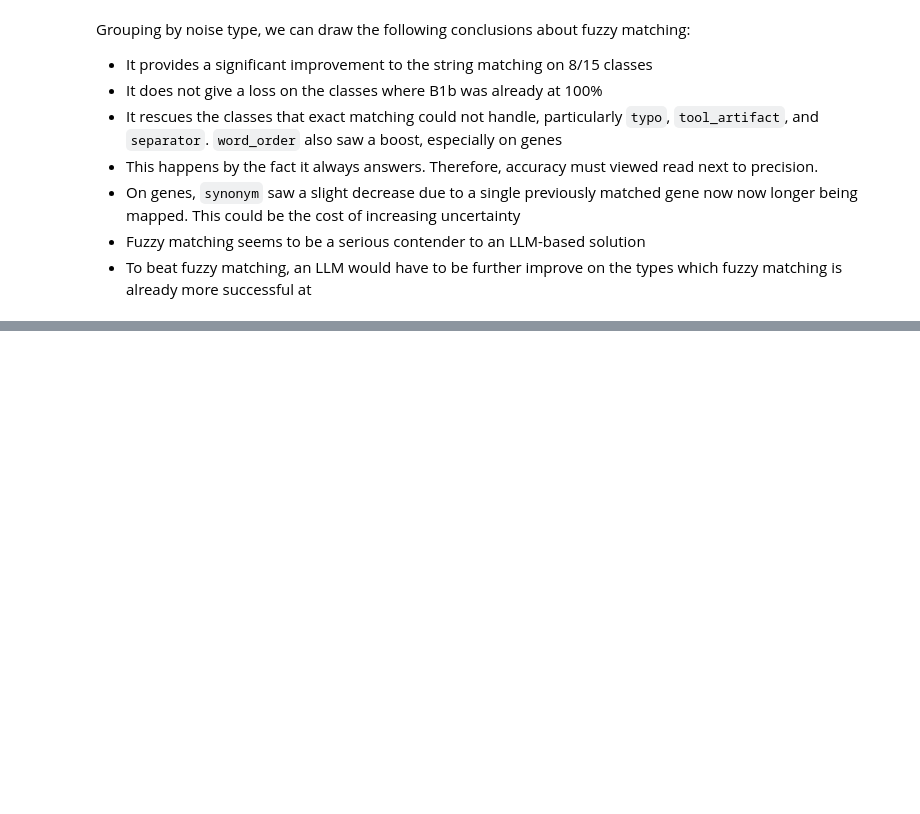
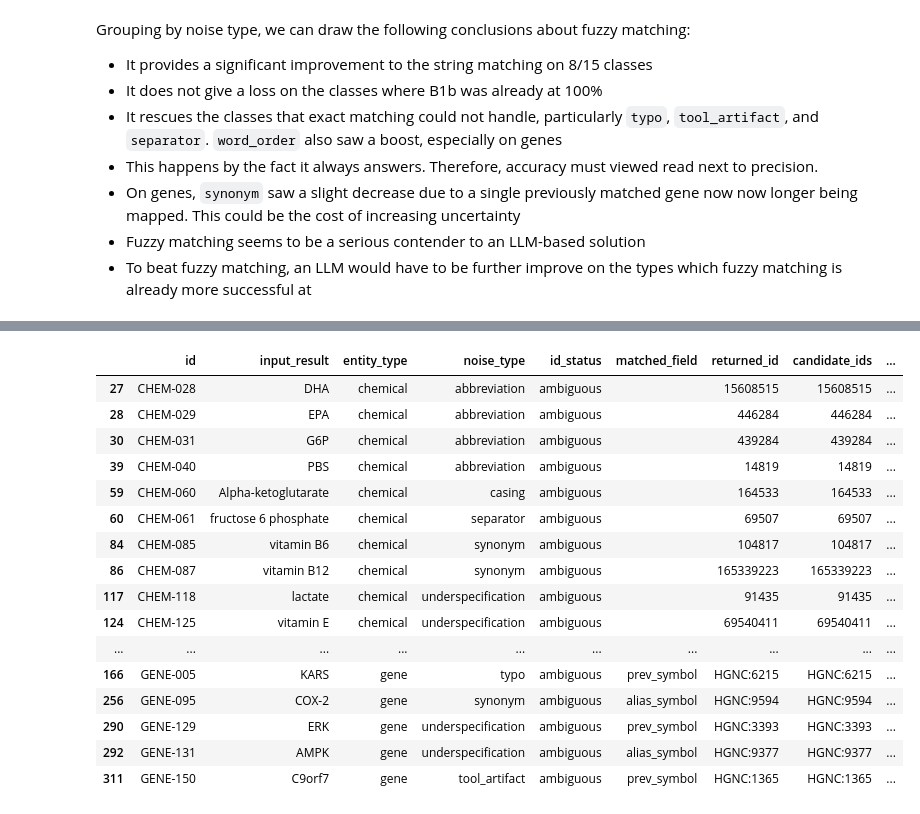
Before and after one commit to mathiashusted/local-entity-normalization, a Jupyter notebook: scripts/baseline/baseline_evaluation.ipynb, the cells around one changed output, grey strips where cells are left out. Drawn from its saved outputs; the diff is of its cells as text; code cells hidden in the pictures; blank space fills up the shorter version.

```diff
--- a/scripts/baseline/baseline_evaluation.ipynb
+++ b/scripts/baseline/baseline_evaluation.ipynb
@@ -480,0 +511,38 @@ Grouping by noise type, we can draw the following conclusions about fuzzy matchi
+# %%
+# First, we run similar data integrity checks as in B1
+assert len(b3_chem) == 162 and len(b3_gene) == 157
+
+# Now, we join our tables into one
+b3_gold_columns = ["id", "input", "canonical_name", "entity_type", "noise_type", "id_status", "accepted_id"]
+
+for item in b3_data:
+    b3_prediction_columns = ["id", "input", "n_candidates", "returned_id", "candidate_ids"]
+    if item['type'] == "gene":
+        b3_prediction_columns.append("matched_field")
+
+    item['merged'] = pd.merge(
+        left=item['df'][b3_prediction_columns],
+        right=benchmark[b3_gold_columns],
+        on="id",
+        how="left",
+        suffixes=("_result", "_benchmark"),
+        validate="one_to_one"
+    )
+    assert (item['merged']['input_result'] == item['merged']['input_benchmark']).all(), f"b3_{item["type"]}: inputs different from benchmark.csv, result file is stale"
+
+    item["merged"]["n_candidates"] = item["merged"]["n_candidates"].astype(int)
+# %%
+# Same decision function as B1 and B2
+b3_dfs = []
+for item in b3_data:
+    b3_df = item["merged"].copy()
+    b3_df["outcome"] = b3_df.apply(decide, axis=1)
+    b3_df["type"] = item["type"]
+    b3_df["method"] = "B3"
+    b3_dfs.append(b3_df)
+
+b3_full = pd.concat(b3_dfs, ignore_index=True)
+b3_full["matched_field"] = b3_full["matched_field"].fillna("")
+assert len(b3_full) == 157+162
+
+pd.crosstab(b3_full["type"], b3_full["outcome"])
@@ -480,0 +593,23 @@ Grouping by noise type, we can draw the following conclusions about fuzzy matchi
+# %%
+# Show wrong rows
+b3_wrong_rows = b3_full[b3_full["outcome"].isin(["wrong_entity", "returned_on_none"])]
+b3_wrong_rows = b3_wrong_rows[["id", "input_result", "entity_type", "noise_type", "id_status", "matched_field", "returned_id", "candidate_ids", "accepted_id", "outcome"]]
+b3_wrong_rows.sort_values("id")
+# %% [output]
+|  | id | input_result | entity_type | noise_type | id_status | matched_field | returned_id | candidate_ids | ... |
+| 27 | CHEM-028 | DHA | chemical | abbreviation | ambiguous |  | 15608515 | 15608515 | ... |
+| 28 | CHEM-029 | EPA | chemical | abbreviation | ambiguous |  | 446284 | 446284 | ... |
+| 30 | CHEM-031 | G6P | chemical | abbreviation | ambiguous |  | 439284 | 439284 | ... |
+| 39 | CHEM-040 | PBS | chemical | abbreviation | ambiguous |  | 14819 | 14819 | ... |
+| 59 | CHEM-060 | Alpha-ketoglutarate | chemical | casing | ambiguous |  | 164533 | 164533 | ... |
+| 60 | CHEM-061 | fructose 6 phosphate | chemical | separator | ambiguous |  | 69507 | 69507 | ... |
+| 84 | CHEM-085 | vitamin B6 | chemical | synonym | ambiguous |  | 104817 | 104817 | ... |
+| 86 | CHEM-087 | vitamin B12 | chemical | synonym | ambiguous |  | 165339223 | 165339223 | ... |
+| 117 | CHEM-118 | lactate | chemical | underspecification | ambiguous |  | 91435 | 91435 | ... |
+| 124 | CHEM-125 | vitamin E | chemical | underspecification | ambiguous |  | 69540411 | 69540411 | ... |
+| ... | ... | ... | ... | ... | ... | ... | ... | ... | ... |
+| 166 | GENE-005 | KARS | gene | typo | ambiguous | prev_symbol | HGNC:6215 | HGNC:6215 | ... |
+| 256 | GENE-095 | COX-2 | gene | synonym | ambiguous | alias_symbol | HGNC:9594 | HGNC:9594 | ... |
+| 290 | GENE-129 | ERK | gene | underspecification | ambiguous | prev_symbol | HGNC:3393 | HGNC:3393 | ... |
+| 292 | GENE-131 | AMPK | gene | underspecification | ambiguous | alias_symbol | HGNC:9377 | HGNC:9377 | ... |
+| 311 | GENE-150 | C9orf7 | gene | tool_artifact | ambiguous | prev_symbol | HGNC:1365 | HGNC:1365 | ... |
```
Also changed, not shown: parts of 23 cells of this notebook, 2 other files.
